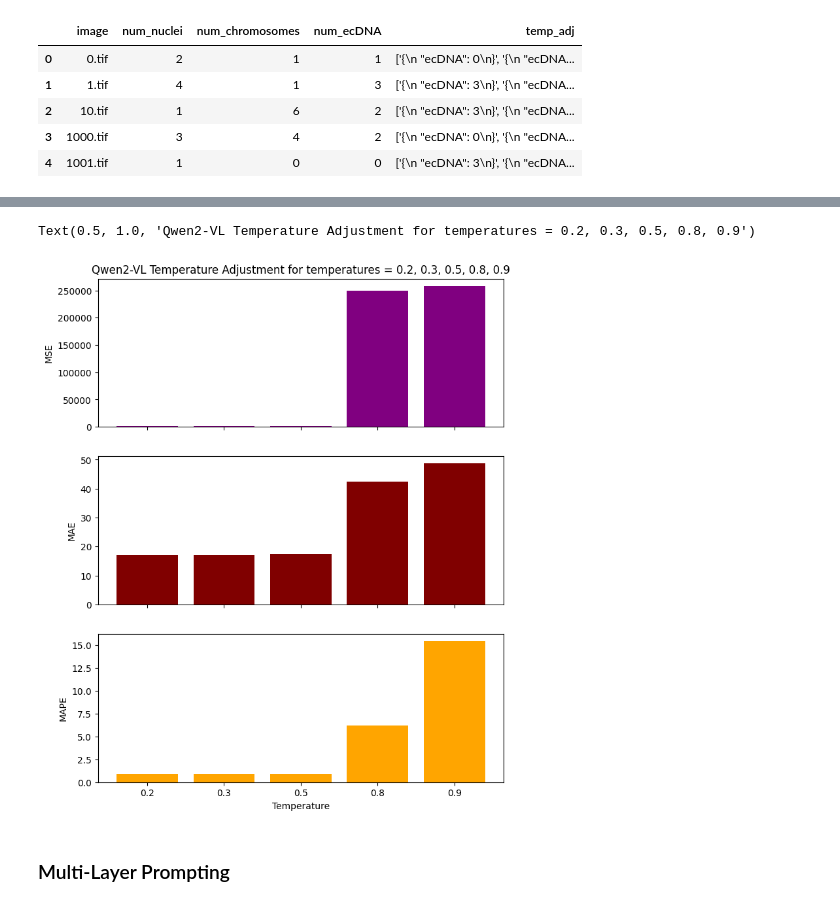
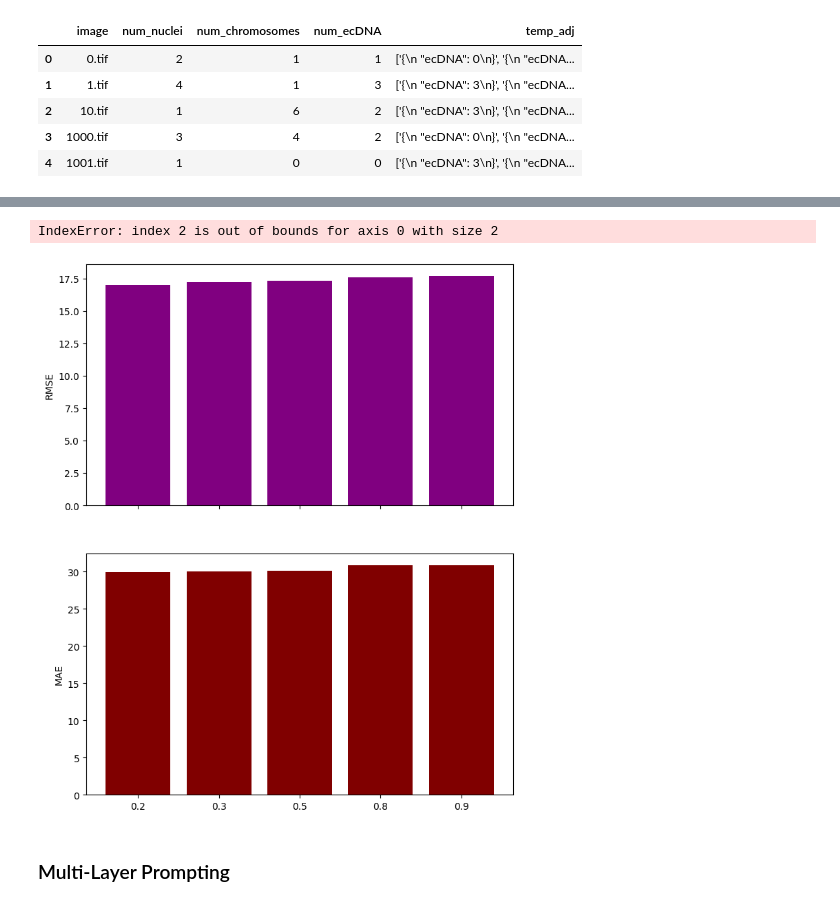
Before and after one commit to architp3/ecdna-analysis, a Jupyter notebook: qwen/metrics.ipynb, the cells around one changed output, grey strips where cells are left out. Saved outputs shown, nothing was run; the diff lists cells and outputs as text; code cells hidden in the pictures.

```diff
--- a/qwen/metrics.ipynb
+++ b/qwen/metrics.ipynb
@@ -47,11 +47,10 @@ def calc_metrics(actual, predicted):
 
     actual, predicted = filter_data(actual, predicted)
 
-    MSE = ((predicted - actual) ** 2).mean()
+    RMSE = np.sqrt(((predicted - actual) ** 2).mean())
     MAE = (((predicted - actual)).abs()).mean()
-    MAPE = (((predicted - actual) / actual).abs()).mean()
 
-    return MSE, MAE, MAPE
+    return MAE, RMSE
 # %% [markdown]
 # Global Variables
 # %%
@@ -89,16 +93,14 @@ FileNotFoundError: [Errno 2] No such file or directory: 'C:\\Users\\archi\\ecdna
 # %%
 num_shots = len(n_shot_df['n_shot'].iloc[0][1:-1].split(','))
 
-n_shot_MSE = []
+n_shot_RMSE = []
 n_shot_MAE = []
-n_shot_MAPE = []
 
 for i in range(num_shots):
     n_shot_df[f'n_shot_{i}'] = n_shot_df['n_shot'].apply(lambda x: parse_result((x[1:-1].split(','))[i]))
-    MSE, MAE, MAPE = calc_metrics(n_shot_df['num_ecDNA'], n_shot_df[f'n_shot_{i}'])
-    n_shot_MSE.append(MSE)
+    RMSE, MAE = calc_metrics(n_shot_df['num_ecDNA'], n_shot_df[f'n_shot_{i}'])
+    n_shot_RMSE.append(RMSE)
     n_shot_MAE.append(MAE)
-    n_shot_MAPE.append(MAPE)
 
 n_shot_df.head()
 # %% [output]
@@ -163,16 +160,14 @@ temp_adj_df.head()
 # %%
 # Parse results
 
-temp_adj_MSE = []
+temp_adj_RMSE = []
 temp_adj_MAE = []
-temp_adj_MAPE = []
 
 for i in range(len(temperatures)):
     temp_adj_df[f'temp_adj_{temperatures[i]}'] = temp_adj_df['temp_adj'].apply(lambda x: parse_result((x[1:-1].split(','))[i]))
-    MSE, MAE, MAPE = calc_metrics(temp_adj_df['num_ecDNA'], temp_adj_df[f'temp_adj_{temperatures[i]}'])
-    temp_adj_MSE.append(MSE)
+    RMSE, MAE = calc_metrics(temp_adj_df['num_ecDNA'], temp_adj_df[f'temp_adj_{temperatures[i]}'])
+    temp_adj_RMSE.append(RMSE)
     temp_adj_MAE.append(MAE)
-    temp_adj_MAPE.append(MAPE)
 
 temp_adj_df.head()
 # %% [output]
@@ -203,22 +193,19 @@ temp_adj_MSE, temp_adj_MAE, temp_adj_MAPE
 # %%
 # Generate graphs
-figs, axes = plt.subplots(3, figsize=(8,10))
-axes[0].bar(x=[f'{temp}' for temp in temperatures], height=temp_adj_MSE, color='purple')
+figs, axes = plt.subplots(2, figsize=(8,10))
+axes[0].bar(x=[f'{temp}' for temp in temperatures], height=temp_adj_RMSE, color='purple')
 axes[1].bar(x=[f'{temp}' for temp in temperatures], height=temp_adj_MAE, color='maroon')
-axes[2].bar(x=[f'{temp}' for temp in temperatures], height=temp_adj_MAPE, color='orange')
 
-axes[0].set_ylabel('MSE')
+axes[0].set_ylabel('RMSE')
 axes[1].set_ylabel('MAE')
-axes[2].set_ylabel('MAPE')
 
 axes[0].set_xticklabels([])
-axes[1].set_xticklabels([])
 
-axes[2].set_xlabel('Temperature')
+axes[1].set_xlabel('Temperature')
 axes[0].set_title(f"Qwen2-VL Temperature Adjustment for temperatures = {str(temperatures)[1:-1]}")
 # %% [output]
-Text(0.5, 1.0, 'Qwen2-VL Temperature Adjustment for temperatures = 0.2, 0.3, 0.5, 0.8, 0.9')
+IndexError: index 2 is out of bounds for axis 0 with size 2
-[figure, old version]
+[figure, new version]
 # %% [markdown]
 ### Multi-Layer Prompting
 # %%
```
Also changed, not shown: parts of 24 cells of this notebook, 1 other file.
